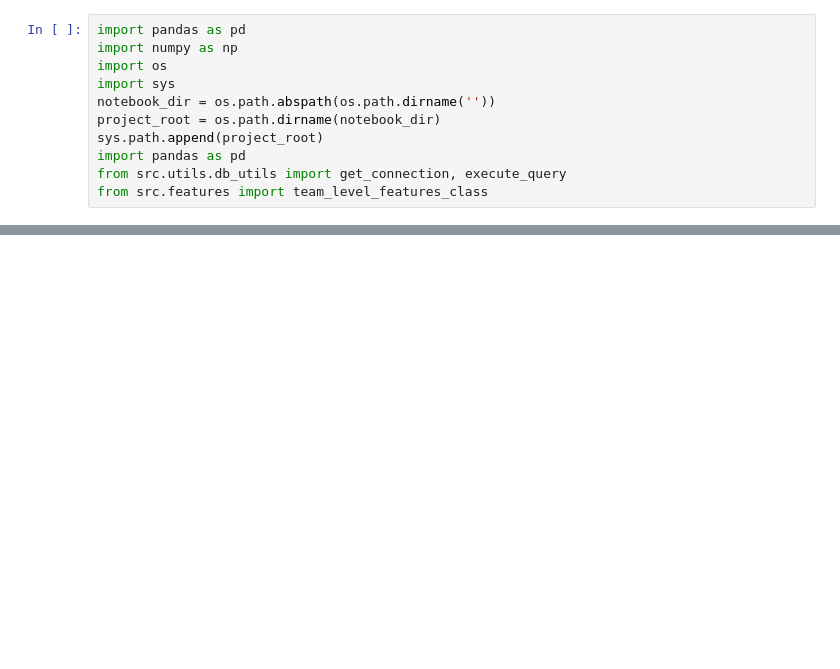
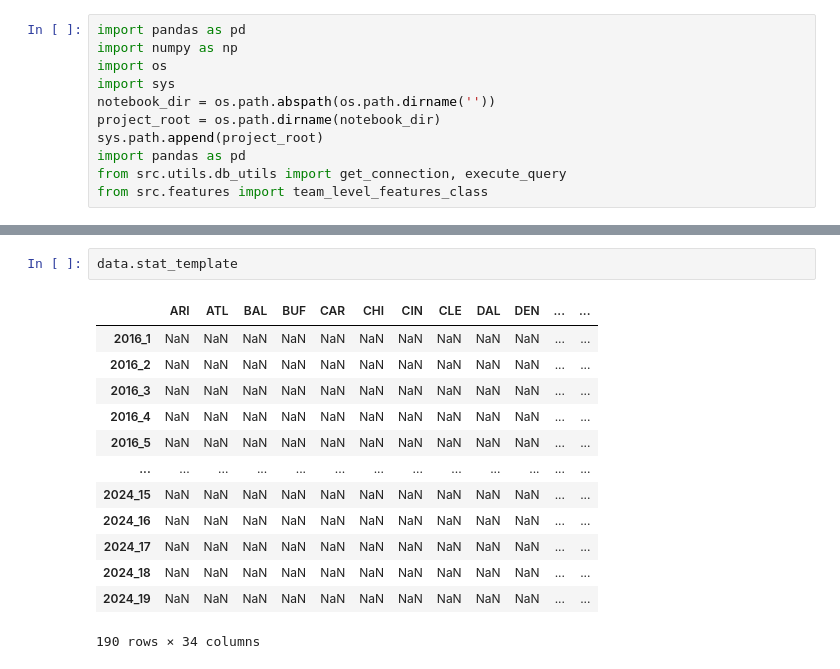
Before and after one commit to johnpham90/NFL_Model, a Jupyter notebook: notebooks/team_level_feature_class_example.ipynb, the cells around one changed output, grey strips where cells are left out. Drawn from its saved outputs; the diff is of its cells as text; blank space fills up the shorter version.

```diff
--- a/notebooks/team_level_feature_class_example.ipynb
+++ b/notebooks/team_level_feature_class_example.ipynb
@@ -34 +95,17 @@ data.data[['teamid', 'hometeamid','awayteamid','defenseid']]
+# %%
+data.stat_template
+# %% [output]
+|  | ARI | ATL | BAL | BUF | CAR | CHI | CIN | CLE | DAL | DEN | ... | ... |
+| 2016_1 | NaN | NaN | NaN | NaN | NaN | NaN | NaN | NaN | NaN | NaN | ... | ... |
+| 2016_2 | NaN | NaN | NaN | NaN | NaN | NaN | NaN | NaN | NaN | NaN | ... | ... |
+| 2016_3 | NaN | NaN | NaN | NaN | NaN | NaN | NaN | NaN | NaN | NaN | ... | ... |
+| 2016_4 | NaN | NaN | NaN | NaN | NaN | NaN | NaN | NaN | NaN | NaN | ... | ... |
+| 2016_5 | NaN | NaN | NaN | NaN | NaN | NaN | NaN | NaN | NaN | NaN | ... | ... |
+| ... | ... | ... | ... | ... | ... | ... | ... | ... | ... | ... | ... | ... |
+| 2024_15 | NaN | NaN | NaN | NaN | NaN | NaN | NaN | NaN | NaN | NaN | ... | ... |
+| 2024_16 | NaN | NaN | NaN | NaN | NaN | NaN | NaN | NaN | NaN | NaN | ... | ... |
+| 2024_17 | NaN | NaN | NaN | NaN | NaN | NaN | NaN | NaN | NaN | NaN | ... | ... |
+| 2024_18 | NaN | NaN | NaN | NaN | NaN | NaN | NaN | NaN | NaN | NaN | ... | ... |
+| 2024_19 | NaN | NaN | NaN | NaN | NaN | NaN | NaN | NaN | NaN | NaN | ... | ... |
+190 rows × 34 columns
 # %%
```
Also changed, not shown: parts of 15 cells of this notebook, 3 other files.
